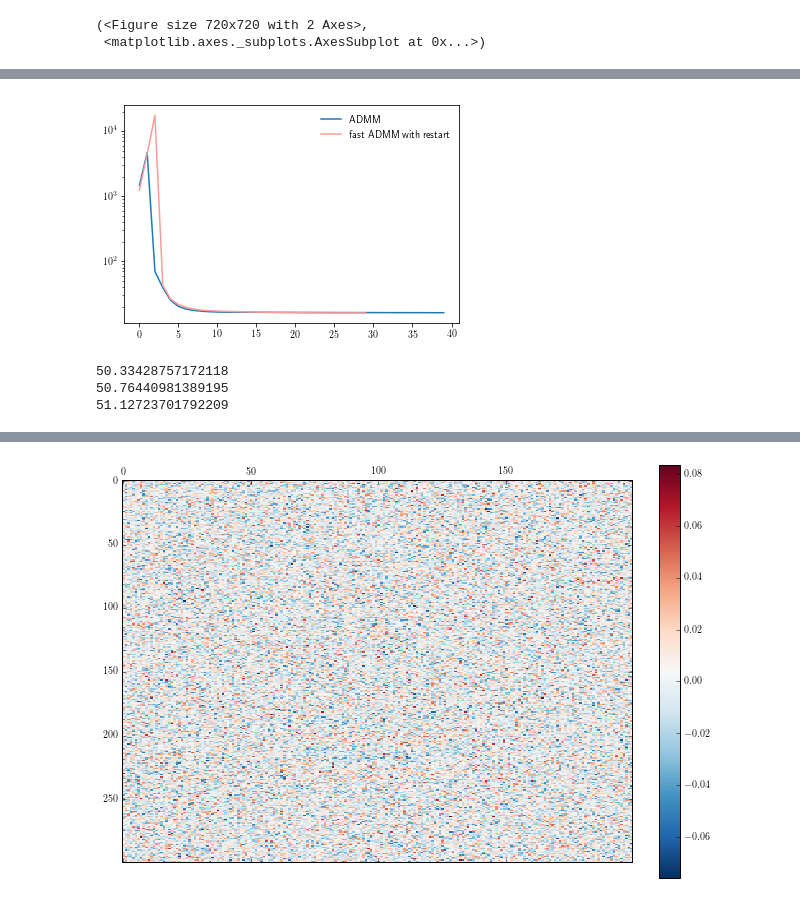
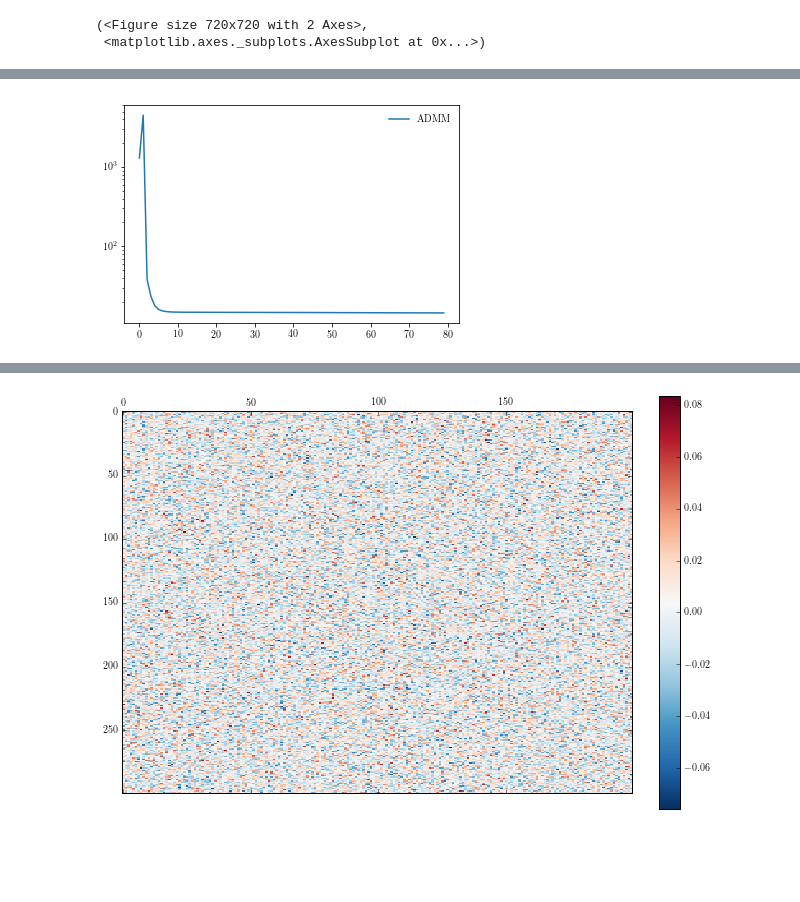
Before and after one commit to colinclement/pysquid, a Jupyter notebook: nbs/fakedata.ipynb, the cells around one changed output, grey strips where cells are left out. Cells and saved outputs as stored; diff of their text form; code cells hidden in the pictures; blank space fills up the shorter version.

```diff
--- a/nbs/fakedata.ipynb
+++ b/nbs/fakedata.ipynb
@@ -183,19 +153,10 @@ Final cost = 1.618e+01
 # %%
 plt.plot(cost0, label="ADMM")
-plt.plot(cost2, label="fast ADMM with restart")
 plt.legend(loc='best')
 plt.yscale('log')
 
 #plt.savefig("../plots/2016-12-15-testing-algorithms-fake-data.pdf")
 # %% [output]
-[figure, old version]
+[figure, new version]
-# %%
-print(decon2.cost(gsol0, -decon2.A.dot(gsol0)+decon0.c, (fitflux_sub,)))
-print(decon2.cost(gsol2, -decon2.A.dot(gsol2)+decon2.c, (fitflux_sub,)))
-print(decon2.cost(realg.ravel(), -decon2.A.dot(realg.ravel())+decon2.c, (fitflux_sub,)))
-# %% [output]
-50.33428757172118
-50.76440981389195
-51.12723701792209
 # %%
 matshow((gsol0).reshape(kernel.Ly_pad,-1) + netmodel.g_ext, 0.5)
```
Also changed, not shown: parts of 13 cells of this notebook.
